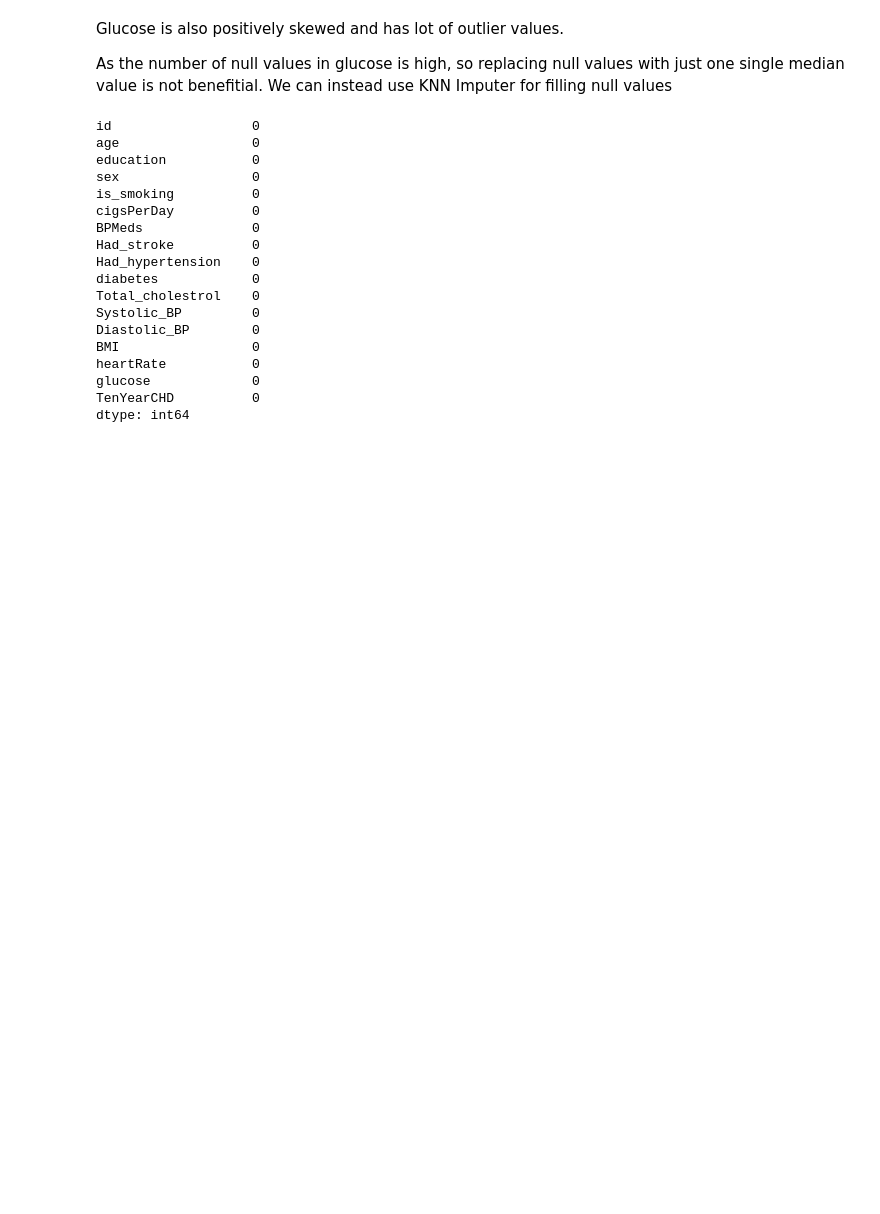
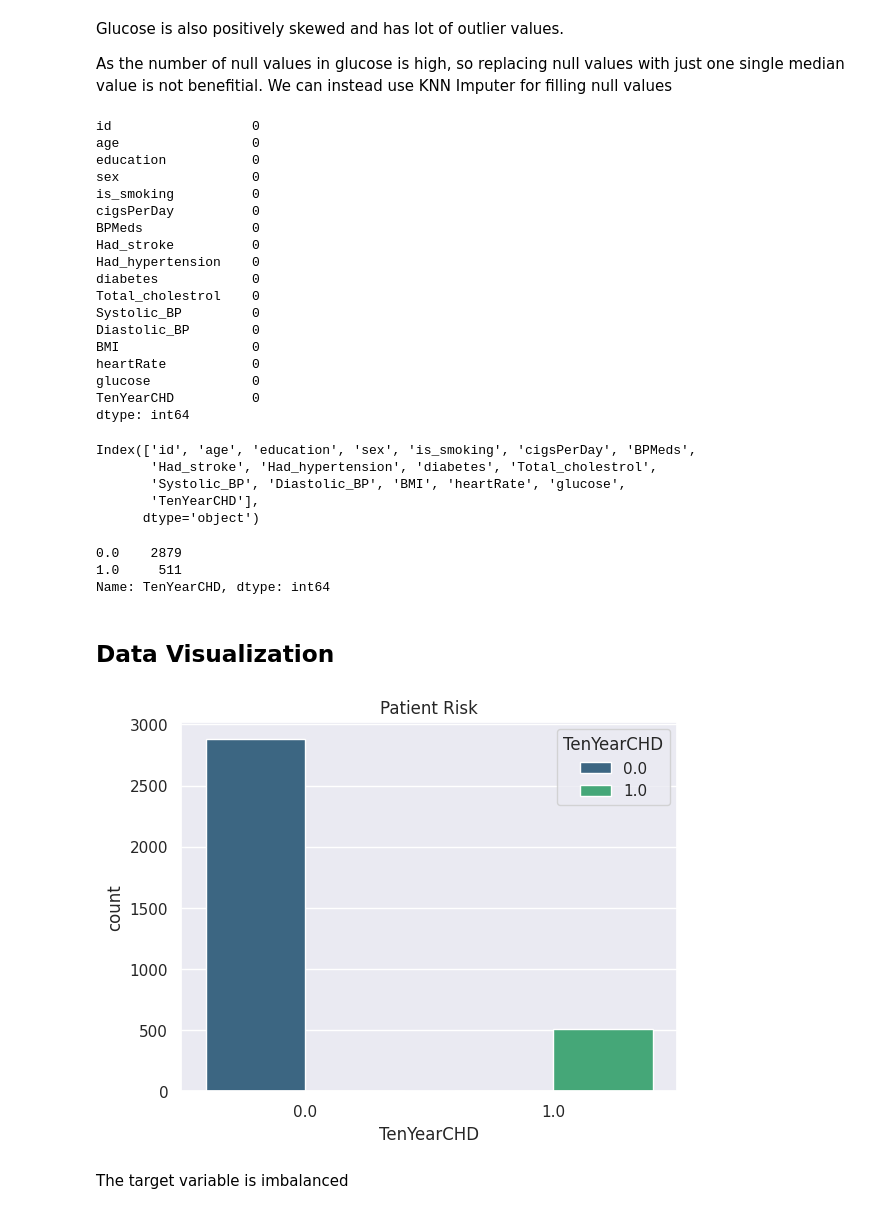
Before and after one commit to sidpatondikar/Capstone-Cardiovascular-Risk-Prediction, a Jupyter notebook: Cardiovasuclar_Risk_Prediction.ipynb, the cells around one changed output. Drawn from its saved outputs; the diff is of its cells as text; code cells hidden in the pictures; blank space fills up the shorter version.

```diff
--- a/Cardiovasuclar_Risk_Prediction.ipynb
+++ b/Cardiovasuclar_Risk_Prediction.ipynb
@@ -344,3 +344,28 @@ heartRate           0
 glucose             0
 TenYearCHD          0
 dtype: int64
+# %%
+df.columns
+# %% [output]
+Index(['id', 'age', 'education', 'sex', 'is_smoking', 'cigsPerDay', 'BPMeds',
+       'Had_stroke', 'Had_hypertension', 'diabetes', 'Total_cholestrol',
+       'Systolic_BP', 'Diastolic_BP', 'BMI', 'heartRate', 'glucose',
+       'TenYearCHD'],
+      dtype='object')
+# %%
+df['TenYearCHD'].value_counts()
+# %% [output]
+0.0    2879
+1.0     511
+Name: TenYearCHD, dtype: int64
+# %% [markdown]
+## Data Visualization
+# %%
+# Checking Target Variable
+sns.countplot(data=df, x='TenYearCHD',hue='TenYearCHD',palette='viridis')
+plt.title('Patient Risk')
+plt.show()
+# %% [output]
+[figure, added]
+# %% [markdown]
+The target variable is imbalanced
```
Also changed, not shown: parts of 25 cells of this notebook.
